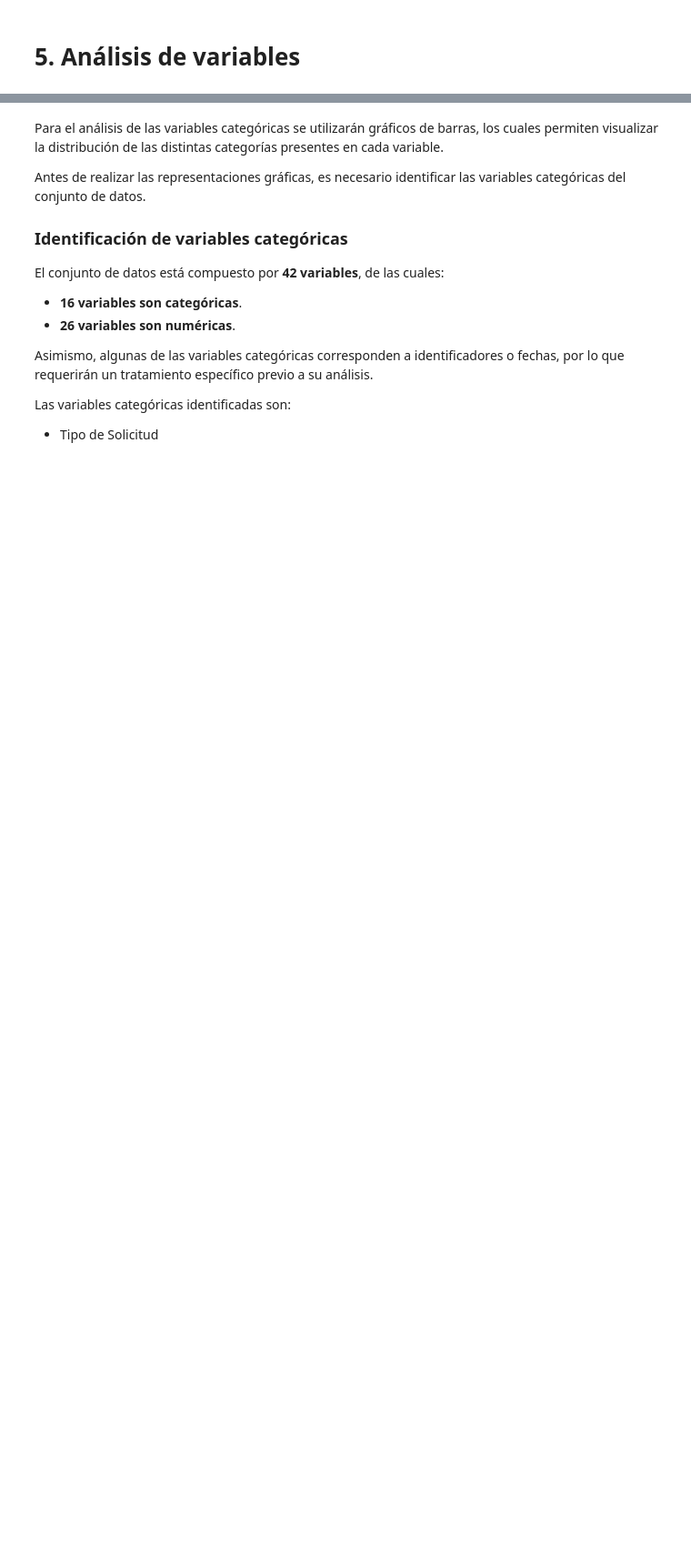
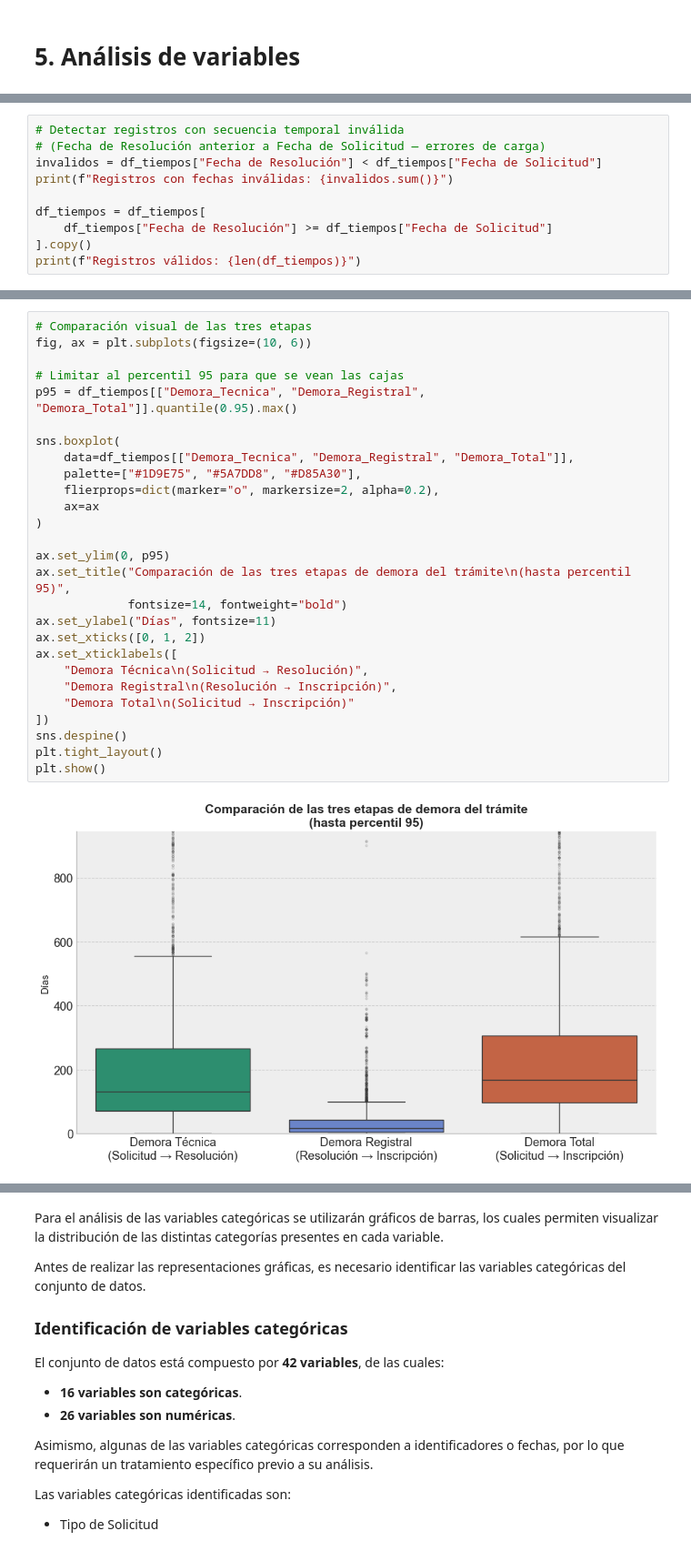
Before and after one commit to Georubiano/Proyecto-python-diplomado-Final, a Jupyter notebook: Proyecto UCU.ipynb, the cells around one changed output, grey strips where cells are left out. Shown at 91% size. Saved outputs shown, nothing was run; the diff lists cells and outputs as text; blank space fills up the shorter version.

Commit message:
Prueba de cambio 5-6 Cambio markdown  Estructura del data set Variable tiempo, modificacion

```diff
--- a/Proyecto UCU.ipynb
+++ b/Proyecto UCU.ipynb
@@ -649,0 +674,10 @@ memory usage: 2.6 MB
+# %%
+# Detectar registros con secuencia temporal inválida
+# (Fecha de Resolución anterior a Fecha de Solicitud — errores de carga)
+invalidos = df_tiempos["Fecha de Resolución"] < df_tiempos["Fecha de Solicitud"]
+print(f"Registros con fechas inválidas: {invalidos.sum()}")
+
+df_tiempos = df_tiempos[
+    df_tiempos["Fecha de Resolución"] >= df_tiempos["Fecha de Solicitud"]
+].copy()
+print(f"Registros válidos: {len(df_tiempos)}")
@@ -649,0 +720,29 @@ memory usage: 2.6 MB
+# %%
+# Comparación visual de las tres etapas
+fig, ax = plt.subplots(figsize=(10, 6))
+
+# Limitar al percentil 95 para que se vean las cajas
+p95 = df_tiempos[["Demora_Tecnica", "Demora_Registral", "Demora_Total"]].quantile(0.95).max()
+
+sns.boxplot(
+    data=df_tiempos[["Demora_Tecnica", "Demora_Registral", "Demora_Total"]],
+    palette=["#1D9E75", "#5A7DD8", "#D85A30"],
+    flierprops=dict(marker="o", markersize=2, alpha=0.2),
+    ax=ax
+)
+
+ax.set_ylim(0, p95)
+ax.set_title("Comparación de las tres etapas de demora del trámite\n(hasta percentil 95)",
+             fontsize=14, fontweight="bold")
+ax.set_ylabel("Días", fontsize=11)
+ax.set_xticks([0, 1, 2])
+ax.set_xticklabels([
+    "Demora Técnica\n(Solicitud → Resolución)",
+    "Demora Registral\n(Resolución → Inscripción)",
+    "Demora Total\n(Solicitud → Inscripción)"
+])
+sns.despine()
+plt.tight_layout()
+plt.show()
+# %% [output]
+[figure, added]
```
Also changed, not shown: parts of 8 cells of this notebook.
